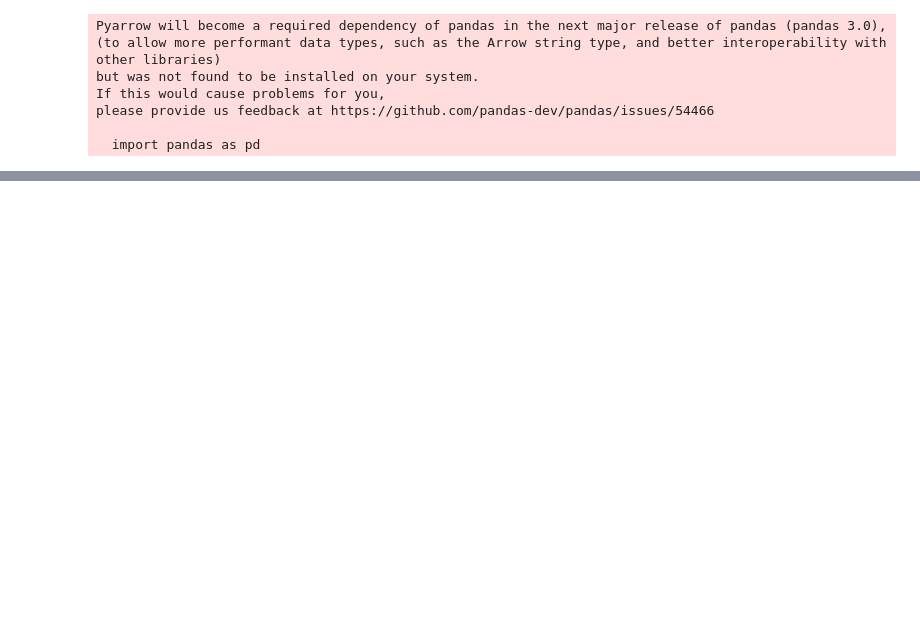
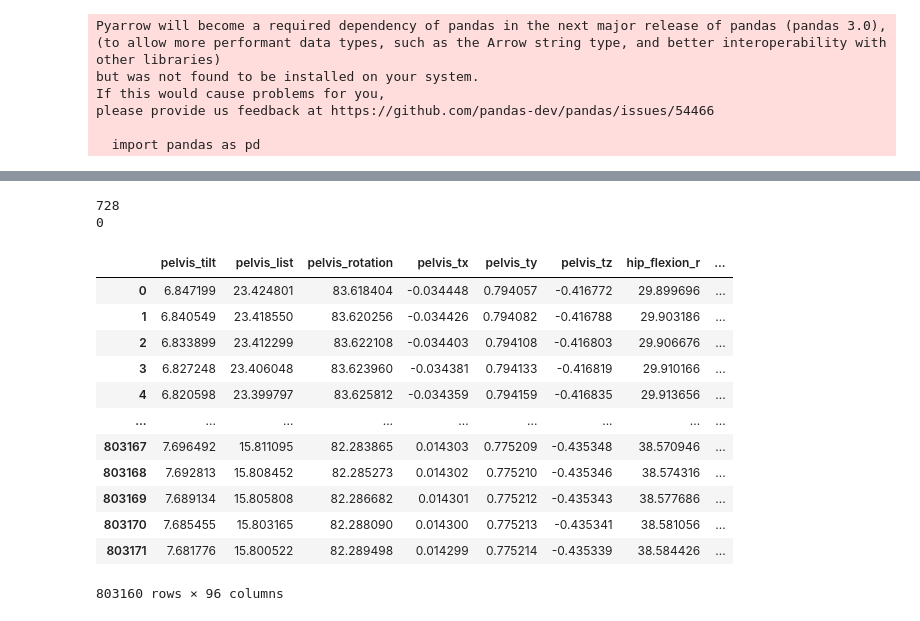
Before and after one commit to stevenc15/SD1-project, a Jupyter notebook: ml/examples/kin_light.ipynb, the cells around one changed output, grey strips where cells are left out. Drawn from its saved outputs; the diff is of its cells as text; code cells hidden in the pictures; blank space fills up the shorter version.

```diff
--- a/ml/examples/kin_light.ipynb
+++ b/ml/examples/kin_light.ipynb
@@ -543 +544,31 @@ Epoch: 161, time: 0.4824, Training Loss: 36.2909, Validation loss: 40.5187
+# %%
+#load in test data
+combined_csv_test = load_data("../../datacollection/vicon/subject_2/combined")
+
+# Check for NaN values
+print(combined_csv_test.isnull().sum().sum())
+
+
+# Drop NaN values
+combined_csv_test = combined_csv_test.dropna()
+
+print(combined_csv_test.isnull().sum().sum())
+
+combined_csv_test
+# %% [output]
+728
+0
+|  | pelvis_tilt | pelvis_list | pelvis_rotation | pelvis_tx | pelvis_ty | pelvis_tz | hip_flexion_r | ... |
+| 0 | 6.847199 | 23.424801 | 83.618404 | -0.034448 | 0.794057 | -0.416772 | 29.899696 | ... |
+| 1 | 6.840549 | 23.418550 | 83.620256 | -0.034426 | 0.794082 | -0.416788 | 29.903186 | ... |
+| 2 | 6.833899 | 23.412299 | 83.622108 | -0.034403 | 0.794108 | -0.416803 | 29.906676 | ... |
+| 3 | 6.827248 | 23.406048 | 83.623960 | -0.034381 | 0.794133 | -0.416819 | 29.910166 | ... |
+| 4 | 6.820598 | 23.399797 | 83.625812 | -0.034359 | 0.794159 | -0.416835 | 29.913656 | ... |
+| ... | ... | ... | ... | ... | ... | ... | ... | ... |
+| 803167 | 7.696492 | 15.811095 | 82.283865 | 0.014303 | 0.775209 | -0.435348 | 38.570946 | ... |
+| 803168 | 7.692813 | 15.808452 | 82.285273 | 0.014302 | 0.775210 | -0.435346 | 38.574316 | ... |
+| 803169 | 7.689134 | 15.805808 | 82.286682 | 0.014301 | 0.775212 | -0.435343 | 38.577686 | ... |
+| 803170 | 7.685455 | 15.803165 | 82.288090 | 0.014300 | 0.775213 | -0.435341 | 38.581056 | ... |
+| 803171 | 7.681776 | 15.800522 | 82.289498 | 0.014299 | 0.775214 | -0.435339 | 38.584426 | ... |
+803160 rows × 96 columns
 # %%
```
Also changed, not shown: parts of 7 cells of this notebook, 3 other files.
